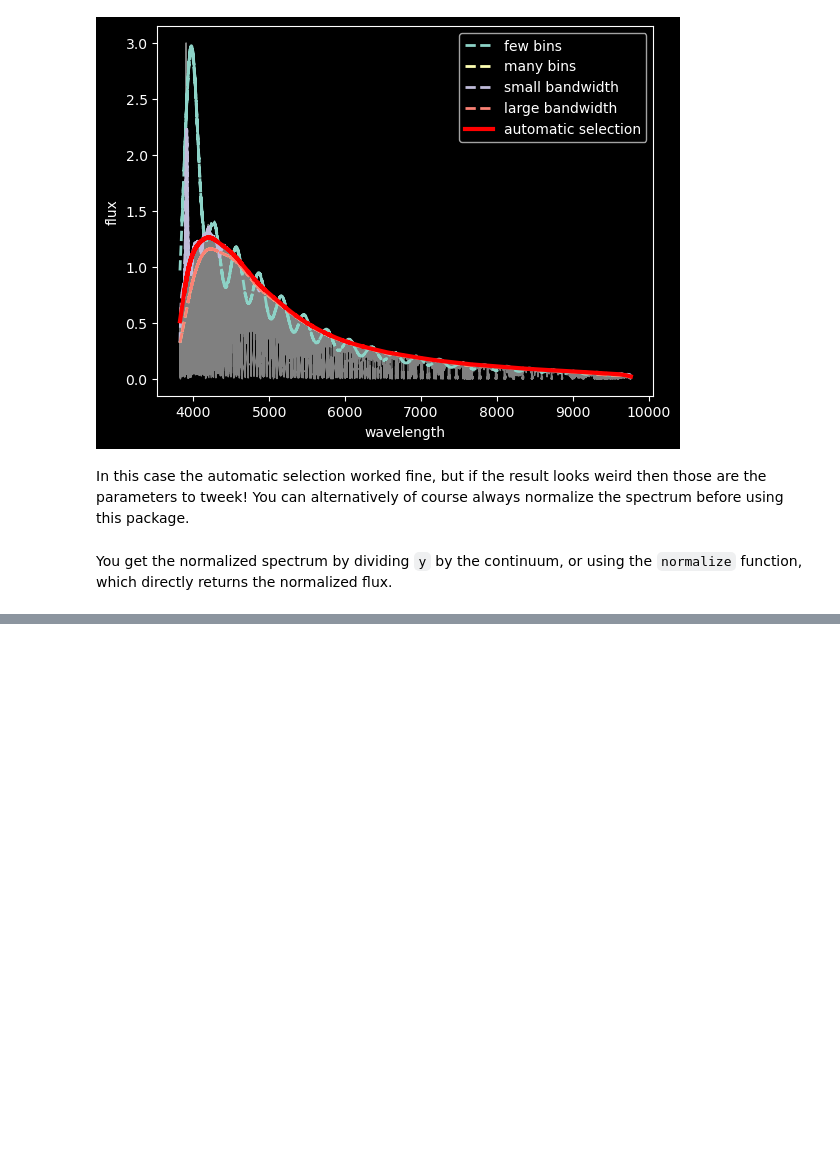
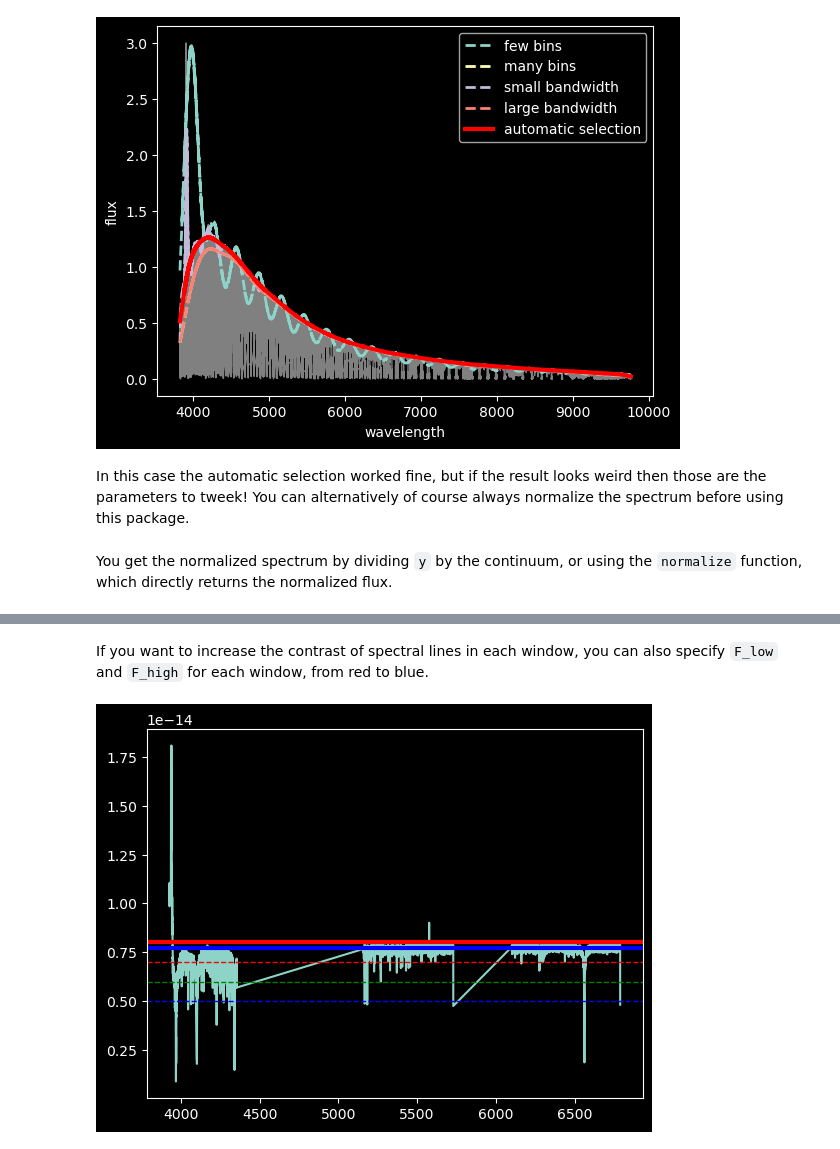
Before and after one commit to pe1995/SpectrumImage.jl, a Jupyter notebook: examples/notebooks/example_spectrum_image.ipynb, the cells around one changed output, grey strips where cells are left out. Saved outputs shown, nothing was run; the diff lists cells and outputs as text; code cells hidden in the pictures; blank space fills up the shorter version.

```diff
--- a/examples/notebooks/example_spectrum_image.ipynb
+++ b/examples/notebooks/example_spectrum_image.ipynb
@@ -187,0 +217,21 @@ Clipping input data to the valid range for imshow with RGB data ([0..1] for floa
+# %% [markdown]
+If you want to increase the contrast of spectral lines in each window, you can also specify `F_low` and `F_high` for each window, from red to blue.
+# %%
+vmax_blue = 0.77e-14
+vmin_blue = 0.5e-14
+
+vmax_green = 0.80e-14
+vmin_green = 0.6e-14
+
+vmax_red = 0.80e-14
+vmin_red = 0.7e-14
+
+plt.plot(x, y)
+plt.axhline(vmax_blue, color="blue", lw=3)
+plt.axhline(vmin_blue, color="blue", lw=1, ls="--")
+plt.axhline(vmax_green, color="green", lw=3)
+plt.axhline(vmin_green, color="green", lw=1, ls="--")
+plt.axhline(vmax_red, color="red", lw=3)
+plt.axhline(vmin_red, color="red", lw=1, ls="--");
+# %% [output]
+[figure, added]
```
Also changed, not shown: parts of 11 cells of this notebook.
